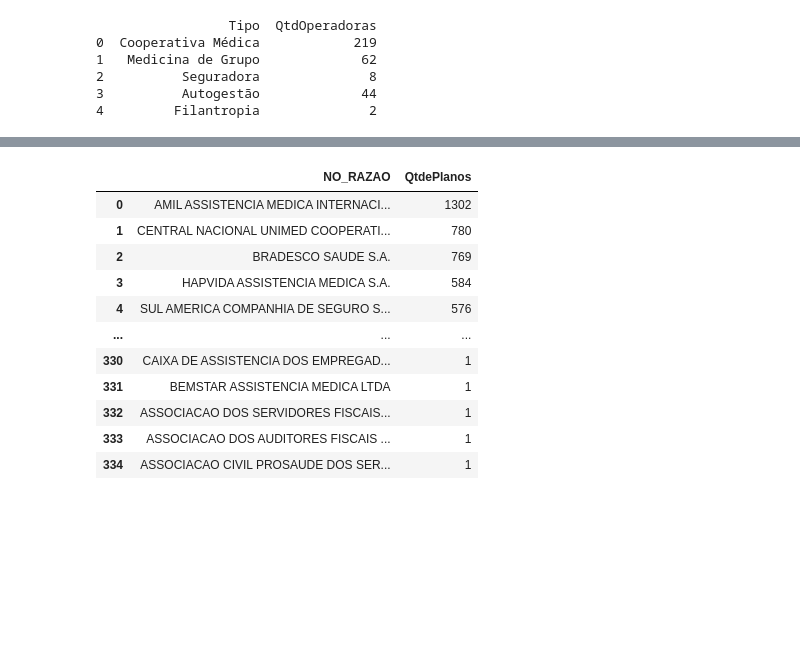
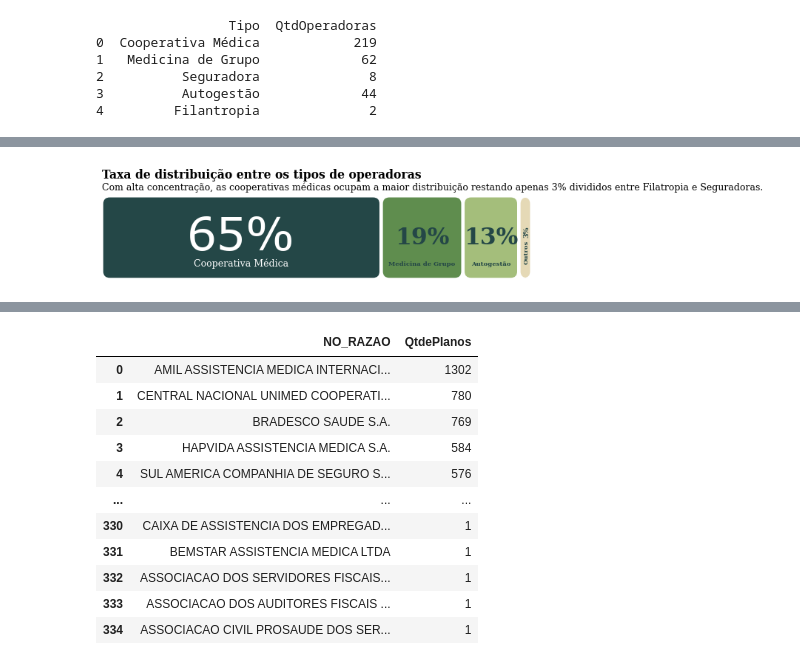
Before and after one commit to douglassodre/prestadoreseplanos, a Jupyter notebook: Prestadores e planos hospitalares.ipynb, the cells around one changed output, grey strips where cells are left out. Saved outputs shown, nothing was run; the diff lists cells and outputs as text; code cells hidden in the pictures; blank space fills up the shorter version.

Commit message:
Criação do gráfico tx de distribuição das categorias

```diff
--- a/Prestadores e planos hospitalares.ipynb
+++ b/Prestadores e planos hospitalares.ipynb
@@ -152,3 +142,97 @@ display(mf_ratio)
+# %%
+# Taxa de distribuição entre os tipos de operadoras
+
+x=df_qtdeoperadora.groupby(['Tipo'])['QtdOperadoras'].sum()
+y=df_qtdeoperadora['QtdOperadoras'].sum()
+r=((x/y)).round(2)
+
+mf_ratio = pd.DataFrame(r).T
+fig, ax = plt.subplots(1,1,figsize=(10, 2), dpi=75)
+#1 background da area da Cooperativa Médica
+ax.barh(mf_ratio.index, mf_ratio['Cooperativa Médica'],
+        color='#244747', label='Cooperativa Médica')
+#2 background da area da Medicina de Grupo
+ax.barh(mf_ratio.index, mf_ratio['Medicina de Grupo'], left=mf_ratio['Cooperativa Médica'],
+        color='#5F8D4E', label='Medicina de Grupo')
+#3 background da area da Autogestão
+ax.barh(mf_ratio.index, mf_ratio['Autogestão'], left=(mf_ratio['Cooperativa Médica']+mf_ratio['Medicina de Grupo']),
+        color='#A4BE7B', label='Autogestão')
+#4 background da area da Autogestão
+ax.barh(mf_ratio.index, mf_ratio['Seguradora']+mf_ratio['Filantropia'], left=(mf_ratio['Cooperativa Médica']+mf_ratio['Medicina de Grupo']+mf_ratio['Autogestão']),
+        color='#E5D9B6', label='Outros')
+
+#1 background da area da Cooperativa Médica
+for i in mf_ratio.index:
+    ax.annotate(f"{int(mf_ratio['Cooperativa Médica'][i]*100)}%",
+                    xy=(mf_ratio['Cooperativa Médica'][i]/2, i),
+                    va = 'center', ha='center',fontsize=60, fontweight='light', fontfamily='Verdana',
+                    color='white')
+
+    ax.annotate("Cooperativa Médica",
+                    xy=(mf_ratio['Cooperativa Médica'][i]/2, -0.25),
+                    va = 'center', ha='center',fontsize=12, fontweight='light', fontfamily='serif',
+                    color='white')
+#2 background da area da Medicina de Grupo
+for i in mf_ratio.index:
+    ax.annotate(f"{int(mf_ratio['Medicina de Grupo'][i]*100)}%",
+                    xy=(mf_ratio['Cooperativa Médica'][i]+mf_ratio['Medicina de Grupo'][i]/2, i),
+                    va = 'center', ha='center',fontsize=30, fontweight='bold', fontfamily='serif',
+                    color='#244747')
+    ax.annotate('Medicina de Grupo',
+                    xy=(mf_ratio['Cooperativa Médica'][i]+mf_ratio['Medicina de Grupo'][i]/2, -0.25),
+                    va = 'center', ha='center',fontsize=8, fontweight='bold', fontfamily='serif',
+                    color='#244747')
+#3 background da area da Autogestão
+for i in mf_ratio.index:
+    ax.annotate(f"{int(mf_ratio['Autogestão'][i]*100)}%",
+                    xy=(mf_ratio['Cooperativa Médica'][i]+mf_ratio['Medicina de Grupo'][i]+mf_ratio['Autogestão'][i]/2, i),
+                    va = 'center', ha='center',fontsize=30, fontweight='bold', fontfamily='serif',
+                    color='#244747')
+    ax.annotate('Autogestão',
+                    xy=(mf_ratio['Cooperativa Médica'][i]+mf_ratio['Medicina de Grupo'][i]+mf_ratio['Autogestão'][i]/2, -0.25),
+                    va = 'center', ha='center',fontsize=8, fontweight='bold', fontfamily='serif',
+                    color='#244747')
+#4 background da area dos outros
+for i in mf_ratio.index:
+    ax.annotate(f"{int((mf_ratio['Seguradora'][i]+mf_ratio['Filantropia'][i])*100)}%",
+                    xy=(mf_ratio['Cooperativa Médica'][i]+mf_ratio['Medicina de Grupo'][i]+mf_ratio['Autogestão'][i]+mf_ratio['Seguradora'][i]+mf_ratio['Filantropia'][i]/2, i),
+                    va = 'bottom', ha='right',fontsize=9, fontweight='bold', fontfamily='serif', rotation = '90',
+                    color='#244747')
+    ax.annotate('Outros',
+                    xy=(mf_ratio['Cooperativa Médica'][i]+mf_ratio['Medicina de Grupo'][i]+mf_ratio['Autogestão'][i]+mf_ratio['Seguradora'][i]+mf_ratio['Filantropia'][i]/2, -0.25),
+                    va = 'bottom', ha='right',fontsize=8, fontweight='bold', fontfamily='serif', rotation = '90',
+                    color='#244747')
+
+    ax.set_xlim(0, 1)
+    ax.set_ylim(-0.4,0.4)
+    ax.set_xticks([])
+    ax.set_yticks([])
+# arredondar as bordas
+new_patches = []
+for patch in reversed(ax.patches):
+    bb = patch.get_bbox()
+    color=patch.get_facecolor()
+    p_bbox = FancyBboxPatch((bb.xmin, bb.ymin),
+                        abs(bb.width), abs(bb.height),
+                        boxstyle="round,pad=-0.0040,rounding_size=0.015",
+                        ec="none", fc=color,
+                        mutation_aspect=4
+                        )
+    patch.remove()
+    new_patches.append(p_bbox)
+for patch in new_patches:
+    ax.add_patch(patch)
+
+# Título e subtítulo
+fig.text(0.125,1.04,'Taxa de distribuição entre os tipos de operadoras', fontfamily='serif',fontsize=15, fontweight='bold')
+fig.text(0.125,0.93,'Com alta concentração, as cooperativas médicas ocupam a maior distribuição restando apenas 3% divididos entre Filatropia e Seguradoras.',fontfamily='serif',fontsize=12)
+
+for s in ['top', 'left', 'right', 'bottom']:
+    ax.spines[s].set_visible(False)
+
+plt.show(ax)
+# %% [output]
+[figure, added]
 # %%
 #Plot Quantidade de operadoras por classificação
 data = df_qtdeoperadora.groupby('Tipo')['QtdOperadoras'].sum().sort_values(ascending=False)[:10]
```
Also changed, not shown: parts of 5 cells of this notebook.
